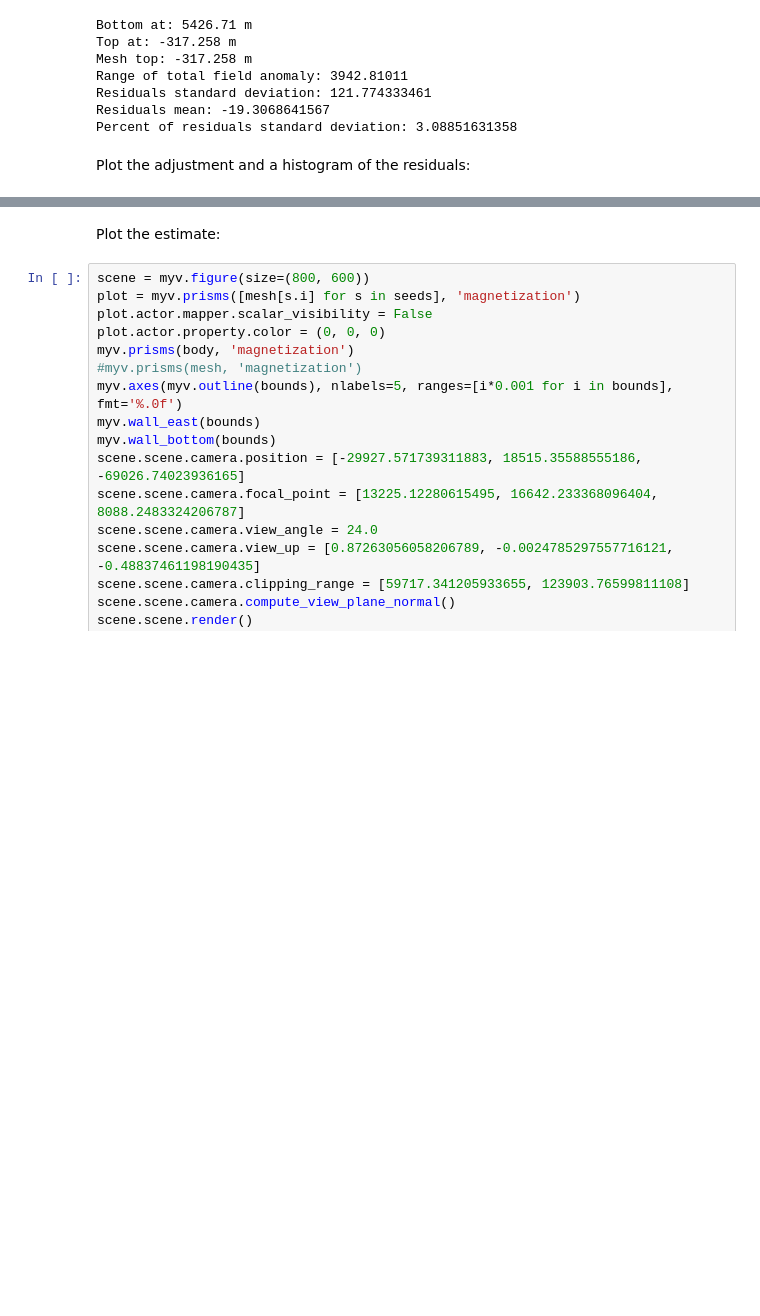
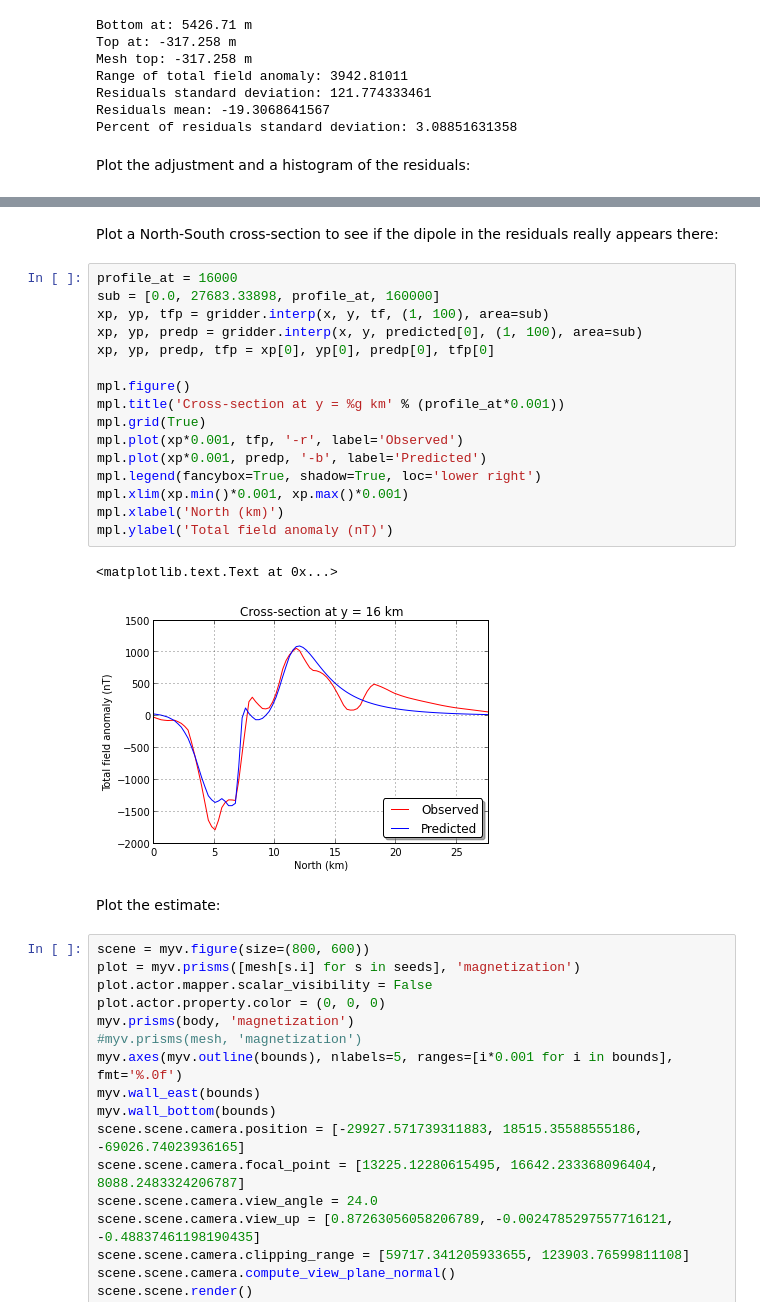
Before and after one commit to leouieda/agu-cancun2013, a Jupyter notebook: notebooks/ME-inversion.ipynb, the cells around one changed output, grey strips where cells are left out. Saved outputs shown, nothing was run; the diff lists cells and outputs as text; blank space fills up the shorter version.

```diff
--- a/notebooks/ME-inversion.ipynb
+++ b/notebooks/ME-inversion.ipynb
@@ -171,3 +185,24 @@ mpl.ylabel('Number of')
+# %% [markdown]
+Plot a North-South cross-section to see if the dipole in the residuals really appears there:
+# %%
+profile_at = 16000
+sub = [0.0, 27683.33898, profile_at, 160000]
+xp, yp, tfp = gridder.interp(x, y, tf, (1, 100), area=sub)
+xp, yp, predp = gridder.interp(x, y, predicted[0], (1, 100), area=sub)
+xp, yp, predp, tfp = xp[0], yp[0], predp[0], tfp[0]
+
+mpl.figure()
+mpl.title('Cross-section at y = %g km' % (profile_at*0.001))
+mpl.grid(True)
+mpl.plot(xp*0.001, tfp, '-r', label='Observed')
+mpl.plot(xp*0.001, predp, '-b', label='Predicted')
+mpl.legend(fancybox=True, shadow=True, loc='lower right')
+mpl.xlim(xp.min()*0.001, xp.max()*0.001)
+mpl.xlabel('North (km)')
+mpl.ylabel('Total field anomaly (nT)')
+# %% [output]
+<matplotlib.text.Text at 0x...>
+[figure, added]
 # %% [markdown]
 Plot the estimate:
 # %%
```
Also changed, not shown: parts of 5 cells of this notebook.
